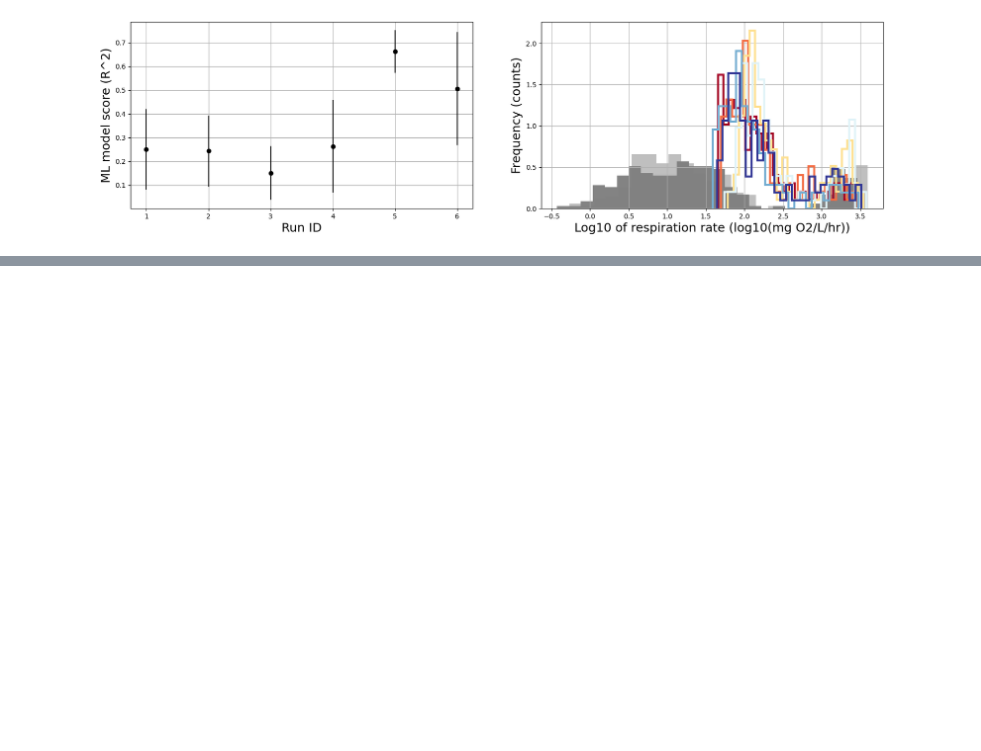
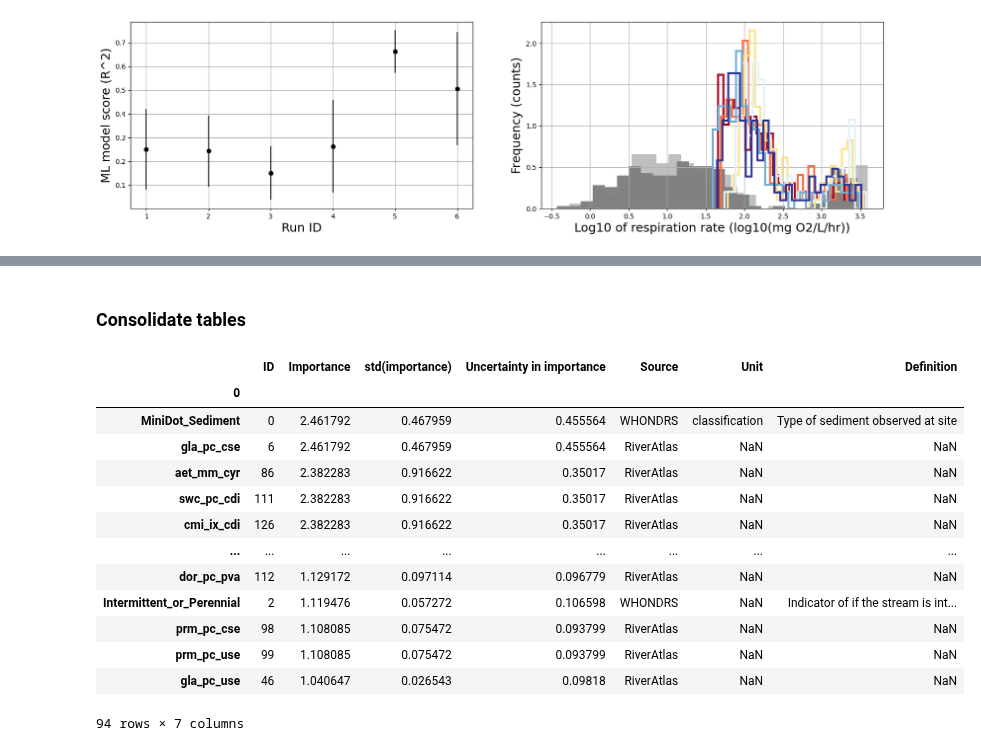
Before and after one commit to parallelworks/sl-archive-whondrs, a Jupyter notebook: examples/plot_fpi_results.ipynb, the cells around one changed output, grey strips where cells are left out. Drawn from its saved outputs; the diff is of its cells as text; code cells hidden in the pictures; blank space fills up the shorter version.

```diff
--- a/examples/plot_fpi_results.ipynb
+++ b/examples/plot_fpi_results.ipynb
@@ -311,0 +359,60 @@ feature_id_name_dict
+# %% [markdown]
+### Consolidate tables
+# %%
+# Initialize an empty dataframe to store the output table
+FPI_summary = pd.DataFrame(columns=['ID','Importance','std(importance)','Uncertainty in importance','Source','Unit','Definition'],index=fpi_avg.index)
+
+# Compute the mean, std, of the feature importance:
+# Get summary statistics over each FPI (random shuffle
+# of grouped features) iteration
+mean = fpi_avg.mean(axis=1)
+std = fpi_avg.std(axis=1)
+uncert = fpi_std.max(axis=1)
+
+# Loop over all features and gather information from data dictionaries
+for feature in fpi_avg.index:
+
+    # These values are set regardless of the data dictionary
+    FPI_summary.loc[feature,'ID'] = feature_id_name_dict[feature]
+    FPI_summary.loc[feature,'Importance'] = mean[feature]
+    FPI_summary.loc[feature,'std(importance)'] = std[feature]
+    FPI_summary.loc[feature,'Uncertainty in importance'] = uncert[feature]
+
+    # Assign features based on data dictionary.  Need to relax the assignment
+    # to allow for removing all _. and numbers from the variable names due to
+    # slight inconsistencies with variable names here and in data dictionaries.
+    if feature in WHONDRS_features.index:
+        # Assign feature information from this data dictionary
+        FPI_summary.loc[feature, 'Source'] = 'WHONDRS'
+        FPI_summary.loc[feature, 'Unit'] = WHONDRS_features.loc[feature,'Unit']
+        FPI_summary.loc[feature, 'Definition'] = WHONDRS_features.loc[feature,'Definition']
+
+    elif feature in RiverAtlas_features.index:
+        # Look in RiverAtlas
+        FPI_summary.loc[feature, 'Source'] = 'RiverAtlas'
+        FPI_summary.loc[feature, 'Unit'] = RiverAtlas_features.loc[feature,'Unit']
+        FPI_summary.loc[feature, 'Definition'] = RiverAtlas_features.loc[feature,'Definition']
+
+    else:
+        # Insert defaults
+        print('WARNING! Feature '+feature+' not found in data dictionaries! Fill values inserted.')
+        FPI_summary.loc[feature, 'Source'] = 'Derived'
+        FPI_summary.loc[feature, 'Units'] = 'UNKNOWN'
+        FPI_summary.loc[feature, 'Definition'] = 'UNKNOWN'
+# %%
+FPI_summary.sort_values(by='Importance',ascending=False)
+# %% [output]
+|  | ID | Importance | std(importance) | Uncertainty in importance | Source | Unit | Definition |
+| 0 |  |  |  |  |  |  |  |
+| MiniDot_Sediment | 0 | 2.461792 | 0.467959 | 0.455564 | WHONDRS | classification | Type of sediment observed at site |
+| gla_pc_cse | 6 | 2.461792 | 0.467959 | 0.455564 | RiverAtlas | NaN | NaN |
+| aet_mm_cyr | 86 | 2.382283 | 0.916622 | 0.35017 | RiverAtlas | NaN | NaN |
+| swc_pc_cdi | 111 | 2.382283 | 0.916622 | 0.35017 | RiverAtlas | NaN | NaN |
+| cmi_ix_cdi | 126 | 2.382283 | 0.916622 | 0.35017 | RiverAtlas | NaN | NaN |
+| ... | ... | ... | ... | ... | ... | ... | ... |
+| dor_pc_pva | 112 | 1.129172 | 0.097114 | 0.096779 | RiverAtlas | NaN | NaN |
+| Intermittent_or_Perennial | 2 | 1.119476 | 0.057272 | 0.106598 | WHONDRS | NaN | Indicator of if the stream is int... |
+| prm_pc_cse | 98 | 1.108085 | 0.075472 | 0.093799 | RiverAtlas | NaN | NaN |
+| prm_pc_use | 99 | 1.108085 | 0.075472 | 0.093799 | RiverAtlas | NaN | NaN |
+| gla_pc_use | 46 | 1.040647 | 0.026543 | 0.09818 | RiverAtlas | NaN | NaN |
+94 rows × 7 columns
```
Also changed, not shown: parts of 7 cells of this notebook, 5 other files.
